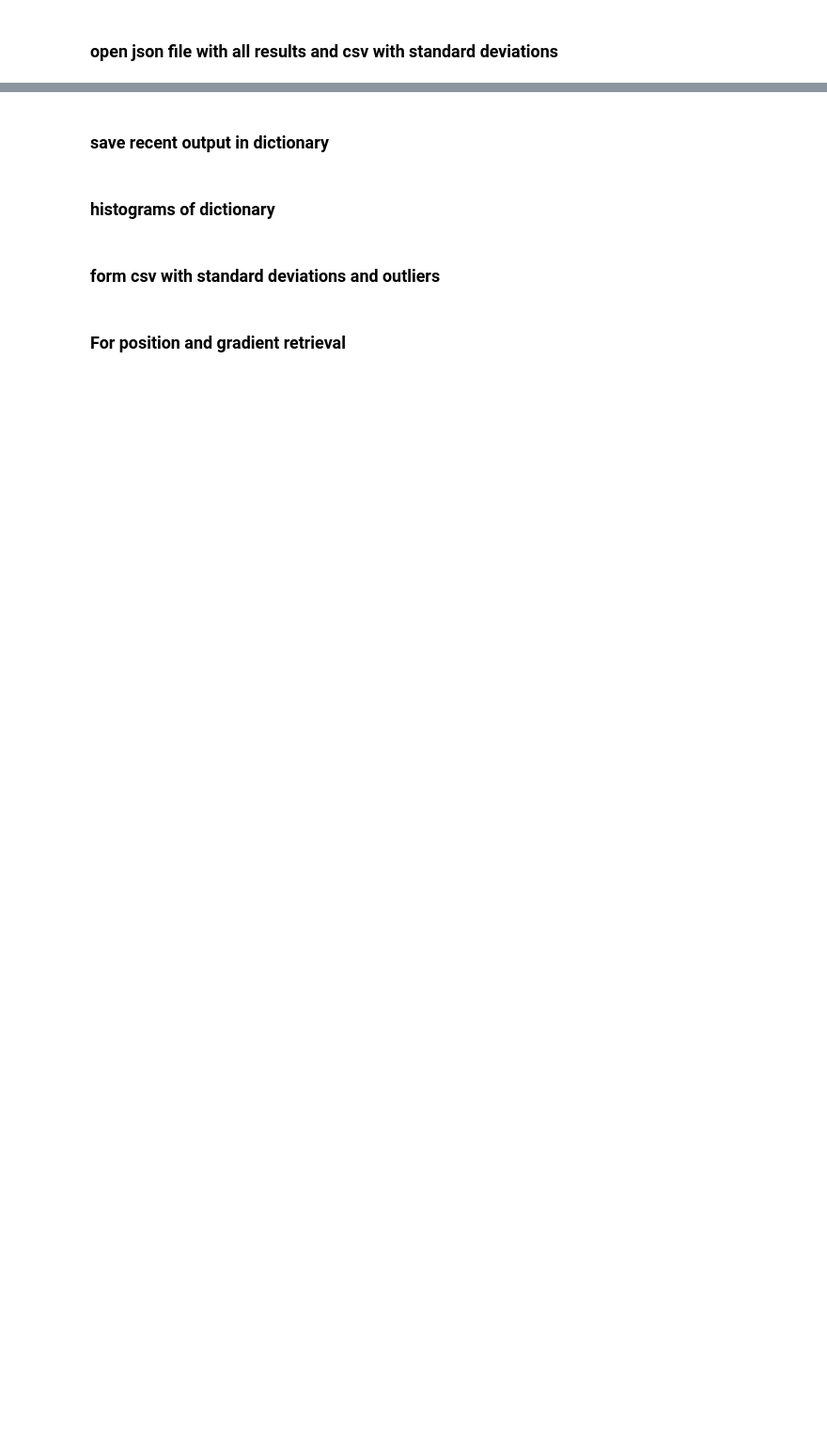
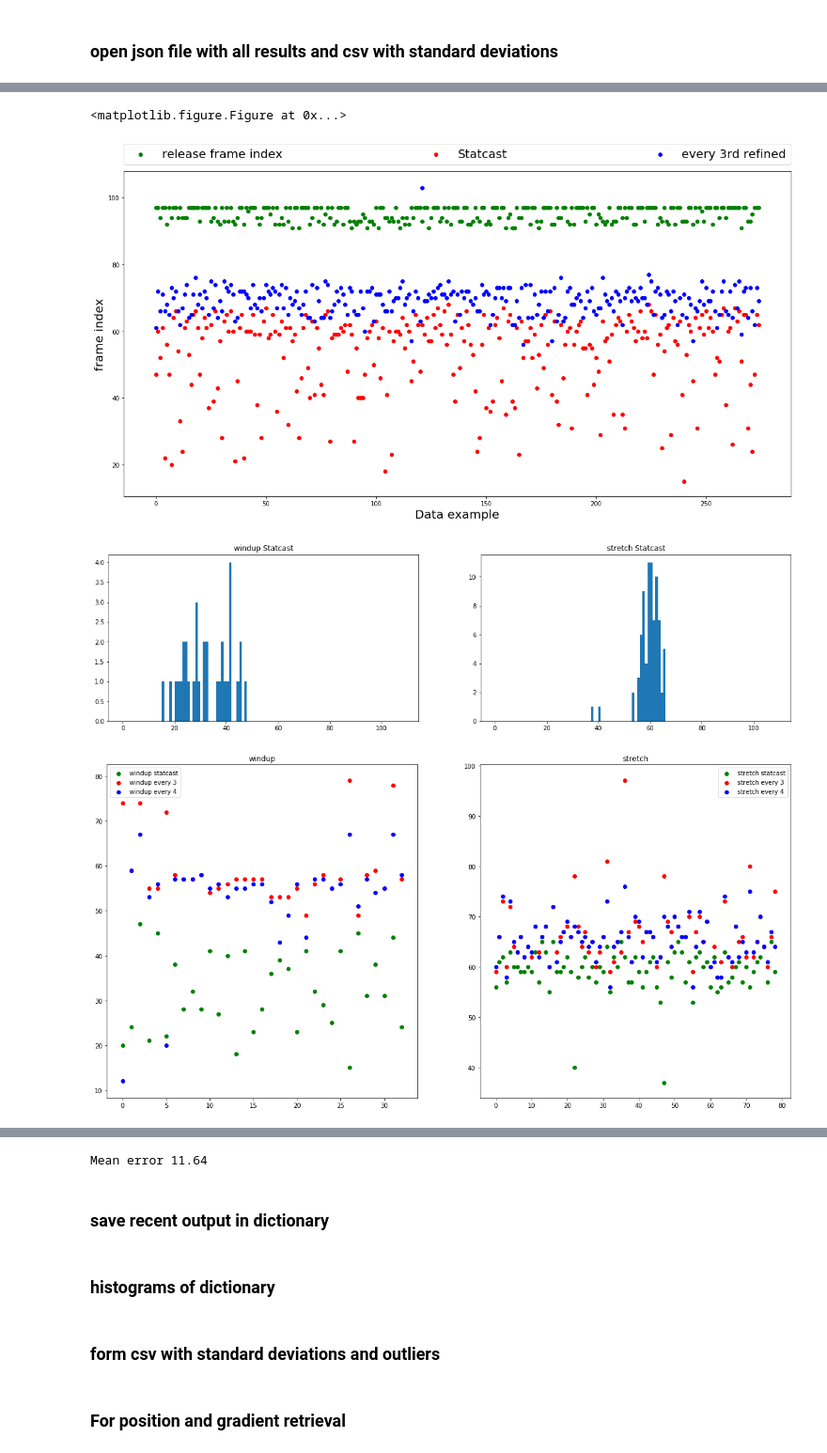
Before and after one commit to NinaWie/pitch_type, a Jupyter notebook: 3_Event_detection/First move evaluation.ipynb, the cells around one changed output, grey strips where cells are left out. Shown at 94% size. Cells and saved outputs as stored; diff of their text form; code cells hidden in the pictures; blank space fills up the shorter version.

```diff
--- a/3_Event_detection/First move evaluation.ipynb
+++ b/3_Event_detection/First move evaluation.ipynb
@@ -23,15 +104,15 @@ with open("all_first_move_tests.json", "w") as outfile:
 # print(np.array(outputs).shape)
 # new = np.array(outputs)[:, 0, :]
 #new = np.append(np.array([outputs[0][1], outputs[0][2]]), np.array(new), axis = 0)
-def scatter_plot(l):
-    plt.scatter(np.arange(len(l[0])),l[0], label = "release frame index", c = "green")
-    plt.scatter(np.arange(len(l[0])), l[1], label = "Statcast", c = "red")
-    plt.scatter(np.arange(len(l[0])), l[2], label = "every 3rd refined", c="blue")
+def scatter_plot(l, plotting_labels):
+    plt.scatter(np.arange(len(l[0])),l[0], label = plotting_labels[0], c = "green")
+    plt.scatter(np.arange(len(l[0])), l[1], label = plotting_labels[1], c = "red")
+    plt.scatter(np.arange(len(l[0])), l[2], label = plotting_labels[2], c="blue")
 
 
 # COMPARE labels and 3 refined_nograd:
 fig = plt.figure(figsize = (20,10))
-scatter_plot([dic["release"], dic["label"], dic["3_refined_nograd"]])
+scatter_plot([dic["release"], dic["label"], dic["3_refined_nograd"]], ["release frame index", "Statcast", "every 3rd refined"])
 # plt.title("label vs 3 refined - blue: refined, red: label")
 plt.legend(bbox_to_anchor=(0., 1.02, 1., .102), loc=3,
            ncol=3, mode="expand", borderaxespad=0., fontsize=20)
@@ -49,10 +130,10 @@ vals_stretch = np.array(dic["label"])[inds_st]
 plt.figure(figsize=(20,5))
 plt.subplot(1,2,1)
 plt.hist(vals_wind, bins= np.arange(0, 110))
-plt.title("windup")
+plt.title("windup Statcast")
 plt.subplot(1,2,2)
 plt.hist(vals_stretch, bins= np.arange(0, 110))
-plt.title("stretch")
+plt.title("stretch Statcast")
 plt.show()
 
 # WINDUP
@@ -61,42 +142,51 @@ every_4_wind =  np.array(dic["every_4"])[inds]
 fig = plt.figure(figsize = (20,10))
 # plt.style.use('ggplot')
 plt.subplot(1,2,1)
-scatter_plot([vals_wind, every_3_wind, every_4_wind])
+scatter_plot([vals_wind, every_3_wind, every_4_wind], ["windup statcast", "windup every 3", "windup every 4"])
 plt.title("windup")
-# plt.legend()
+plt.legend()
 # plt.show()
 
 # STRETCH
 every_3_set = np.array(dic["every_3"])[inds_st]
 every_4_set =  np.array(dic["every_4"])[inds_st]
 # plt.style.use('ggplot')
 plt.subplot(1,2,2)
-scatter_plot([vals_stretch, every_3_set, every_4_set])
+scatter_plot([vals_stretch, every_3_set, every_4_set], ["stretch statcast", "stretch every 3", "stretch every 4"])
 plt.title("stretch")
 plt.legend()
 plt.show()
 
 # ALL
 fig = plt.figure(figsize = (20,10))
 # plt.style.use('ggplot')
-scatter_plot([dic["label"], dic["every_3"], dic["every_4"]])
+scatter_plot([dic["label"], dic["every_3"], dic["every_4"]], ["Statcast", "every 3", "every 4"])
 plt.legend()
 plt.title("ALL")
+plt.legend()
 plt.show()
 #plt.grid(True)
 #from matplotlib2tikz import save as tikz_save
 #tikz_save('test.tex')
 
 # COMPARE 3 and 3 refined_nograd:
 fig = plt.figure(figsize = (20,10))
-scatter_plot([dic["release"], dic["every_3"], dic["3_refined_nograd"]])
+scatter_plot([dic["release"], dic["every_3"], dic["3_refined_nograd"]], ["release frame index", "every_3", "every 3rd refined nograd"])
 plt.title("3 vs 3 refined - blue: refined, red: normal3")
+plt.legend()
 plt.show()
 
 
 
 # DIFFERENCE FROM EACH OTHER
-label_error = np.array(dic["3_refined"])-np.array(dic["every_3"])
-plt.plot(label_error)
+fig = plt.figure(figsize = (20,10))
+label_error = np.array(dic["3_refined"])-np.array(dic["label"])
+plt.scatter(np.arange(0,len(label_error),1), label_error)
+plt.title("Error")
 plt.show()
-print(np.mean(label_error))
+print("Mean error", np.mean(label_error))
+# %% [output]
+<matplotlib.figure.Figure at 0x...>
+[figure, added]
+[figure, added]
+[figure, added]
@@ -103,3 +196,4 @@ print(np.mean(label_error))
+Mean error 11.64
 # %% [markdown]
 ### save recent output in dictionary
 # %%
```
Also changed, not shown: parts of 5 cells of this notebook, 29 other files.
